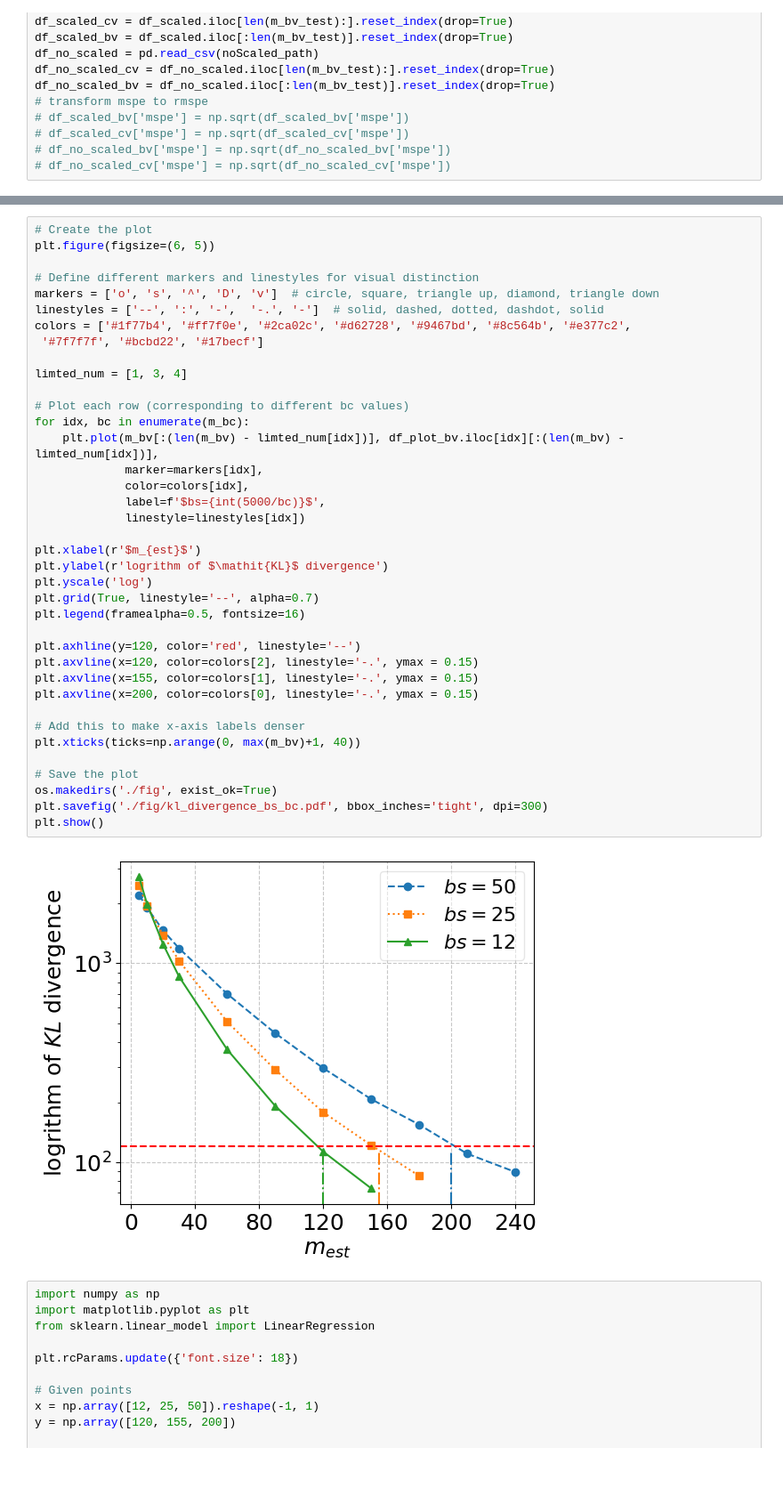
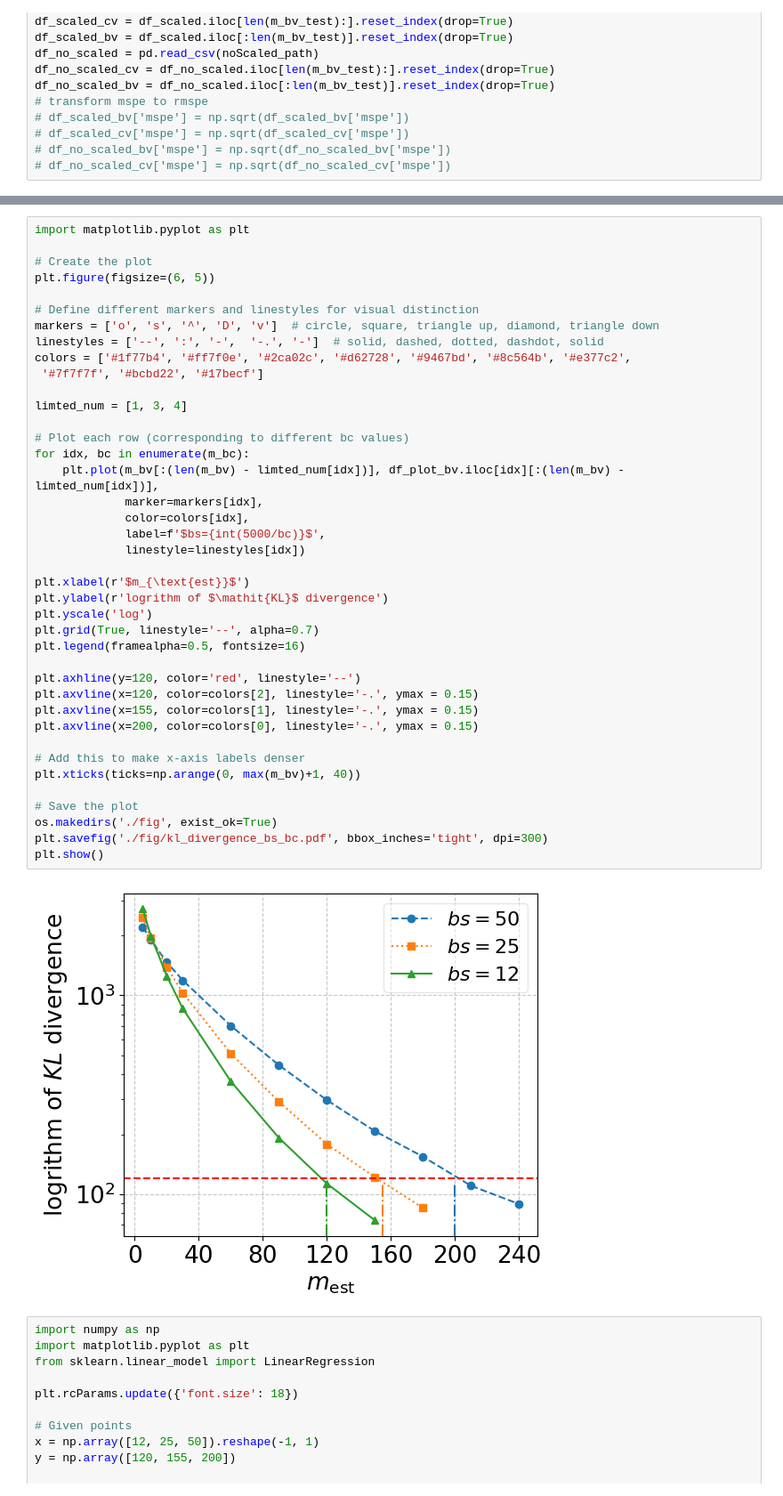
Before and after one commit to paper-code1/VecchiaConditionalExtremes, a Jupyter notebook: experiments/simulations/GPsimu.ipynb, the cells around one changed output, grey strips where cells are left out. Shown at 89% size. Drawn from its saved outputs; the diff is of its cells as text; blank space fills up the shorter version.

```diff
--- a/experiments/simulations/GPsimu.ipynb
+++ b/experiments/simulations/GPsimu.ipynb
@@ -409,6 +409,8 @@ df_plot_bv
 | 1 | 2460.329254 | 1946.427323 | 1389.171206 | 1029.630649 | 509.384147 | 291.959660 | 178.283338 | 121.607131 | 85.251332 | 57.247925 | 41.436736 | ... |
 | 2 | 2724.681079 | 1991.820935 | 1250.197162 | 857.801051 | 369.060397 | 191.918479 | 112.945098 | 73.774790 | 49.877483 | 34.014400 | 24.824437 | ... |
 # %%
+import matplotlib.pyplot as plt
+
 # Create the plot
 plt.figure(figsize=(6, 5))
 
@@ -419,35 +421,35 @@ colors = ['#1f77b4', '#ff7f0e', '#2ca02c', '#d62728', '#9467bd', '#8c564b', '#e3
  '#7f7f7f', '#bcbd22', '#17becf']
 
 limted_num = [1, 3, 4]
 
 # Plot each row (corresponding to different bc values)
 for idx, bc in enumerate(m_bc):
     plt.plot(m_bv[:(len(m_bv) - limted_num[idx])], df_plot_bv.iloc[idx][:(len(m_bv) - limted_num[idx])],
              marker=markers[idx],
              color=colors[idx],
              label=f'$bs={int(5000/bc)}$',
              linestyle=linestyles[idx])
 
-plt.xlabel(r'$m_{est}$')
+plt.xlabel(r'$m_{\text{est}}$')
 plt.ylabel(r'logrithm of $\mathit{KL}$ divergence')
 plt.yscale('log')
 plt.grid(True, linestyle='--', alpha=0.7)
 plt.legend(framealpha=0.5, fontsize=16)
 
 plt.axhline(y=120, color='red', linestyle='--')
 plt.axvline(x=120, color=colors[2], linestyle='-.', ymax = 0.15)
 plt.axvline(x=155, color=colors[1], linestyle='-.', ymax = 0.15)
 plt.axvline(x=200, color=colors[0], linestyle='-.', ymax = 0.15)
 
 # Add this to make x-axis labels denser
 plt.xticks(ticks=np.arange(0, max(m_bv)+1, 40))
 
 # Save the plot
 os.makedirs('./fig', exist_ok=True)
 plt.savefig('./fig/kl_divergence_bs_bc.pdf', bbox_inches='tight', dpi=300)
 plt.show()
 # %% [output]
-[figure, old version]
+[figure, new version]
 # %%
 import numpy as np
 import matplotlib.pyplot as plt
```
Also changed, not shown: parts of 2 cells of this notebook, 6 other files.
